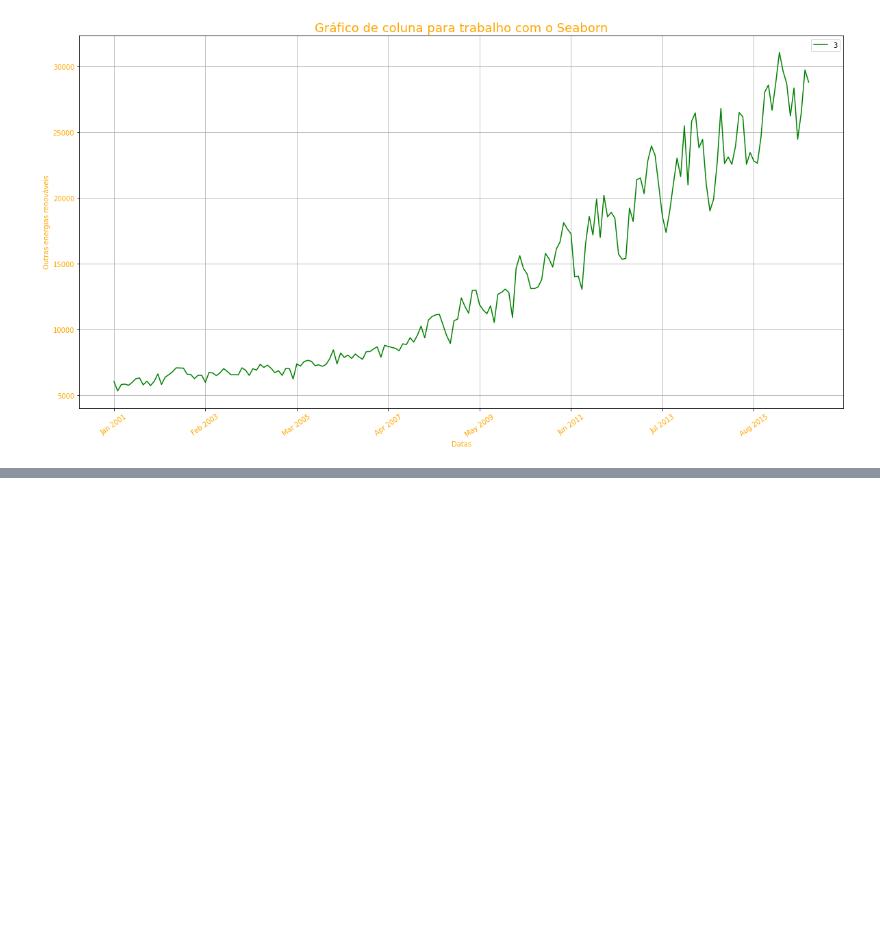
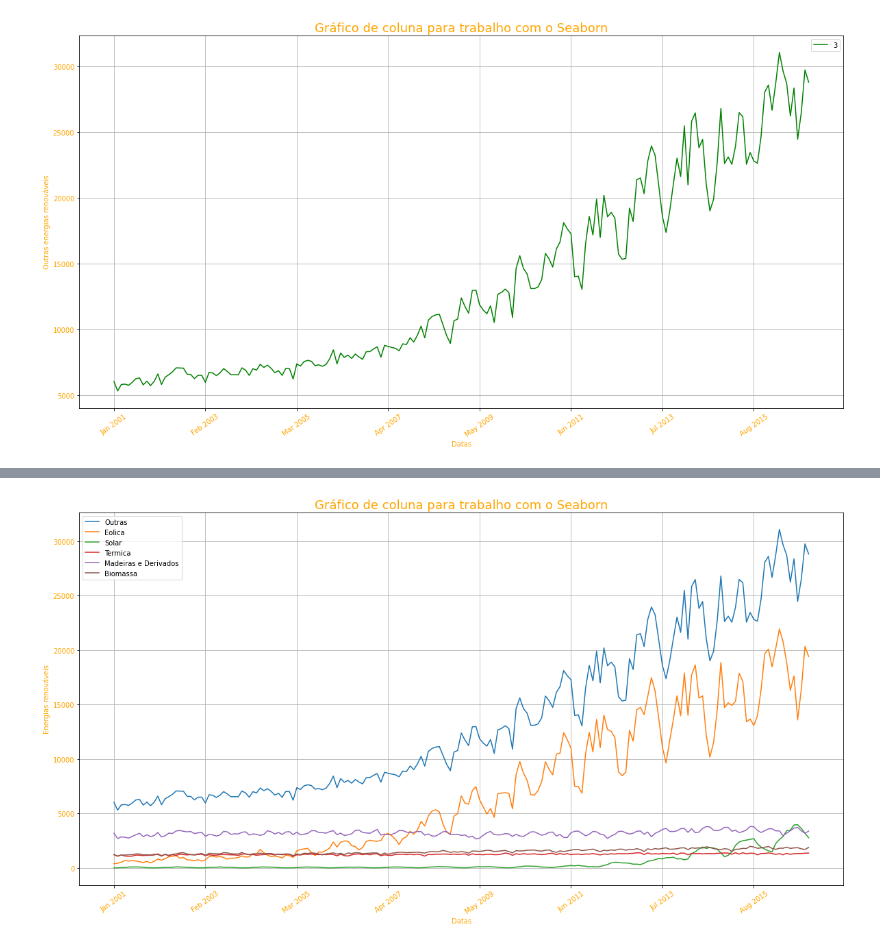
Before and after one commit to AndreLovo/Analise-de-dados, a Jupyter notebook: Energia_Ren_USA.ipynb, the cells around one changed output, grey strips where cells are left out. Drawn from its saved outputs; the diff is of its cells as text; code cells hidden in the pictures; blank space fills up the shorter version.

```diff
--- a/Energia_Ren_USA.ipynb
+++ b/Energia_Ren_USA.ipynb
@@ -298,3 +298,9 @@ plt.legend()
 plt.show()
 # %% [output]
 [figure]
+# %%
+# Montando todos os Gráficos para comparação das Energias Renováveis utilizadas nos USA
+
+# Montando a tabela Geral
+df_geral=df_energia3[['Data',3,4,5,6,8,9]]
+df_geral
@@ -300,0 +321,6 @@ plt.show()
+# %%
+# Excluindo as linhas indices units e source key
+df_geral.drop('units', axis=0, inplace=True) # inplace = a mudança é realizada - axis=0 retiro a linha***** - acertar depois quando for rodar
+df_geral.drop('source key', axis=0, inplace=True)
+df_geral.drop('description', axis=0, inplace=True)
+df_geral
@@ -300,0 +341,8 @@ plt.show()
+# %%
+# Precisamos converter as colunas de object para inteiro - int
+df_geral[3] = df_geral[3].astype(int)
+df_geral[4] = df_geral[4].astype(int)
+df_geral[5] = df_geral[5].astype(int)
+df_geral[6] = df_geral[6].astype(int)
+df_geral[8] = df_geral[8].astype(int)
+df_geral[9] = df_geral[9].astype(int)
@@ -300,0 +367,4 @@ plt.show()
+# %%
+# Renomeando as colunas
+df_geral.rename(columns={'Data': 'Datas',3: 'Outras',4: 'Eolica',5: 'Solar',6: 'Termica',8: 'Madeiras e Derivados',9: 'Biomassa',}, inplace = True)
+df_geral
@@ -300,0 +385,14 @@ plt.show()
+# %%
+# Montando o gráfico para duas colunas -
+fi1=df_geral.plot.line(figsize=(20,10))
+
+plt.title('Gráfico de coluna para trabalho com o Seaborn', fontsize=18, color='orange')
+plt.xticks (color='orange', rotation= 35)
+plt.yticks (color='orange')
+plt.xlabel('Datas',color='orange')
+plt.ylabel('Energias renováveis',color='orange')
+plt.grid(True)
+plt.legend()
+plt.show()
+# %% [output]
+[figure, added]
```
Also changed, not shown: parts of 5 cells of this notebook.
